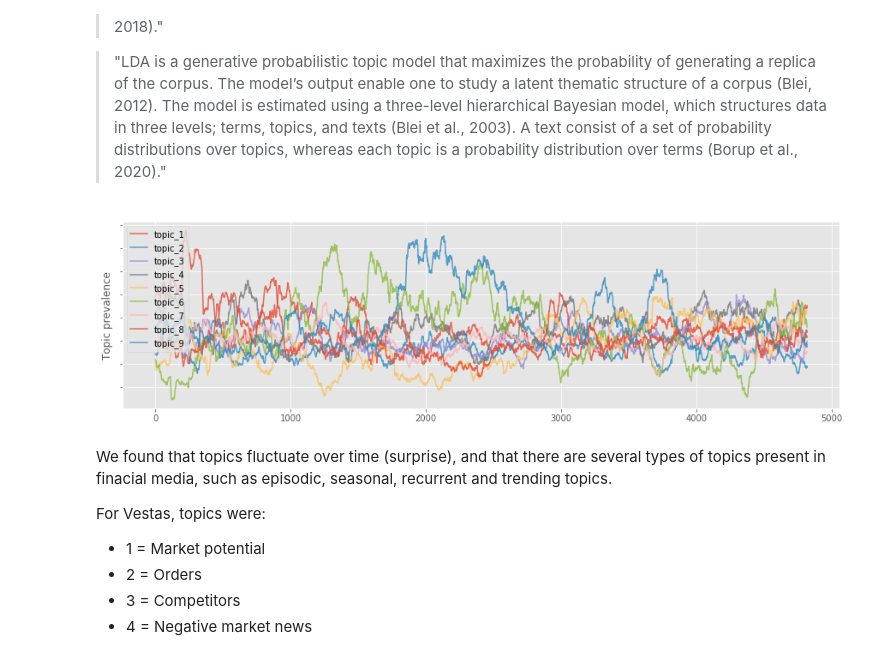
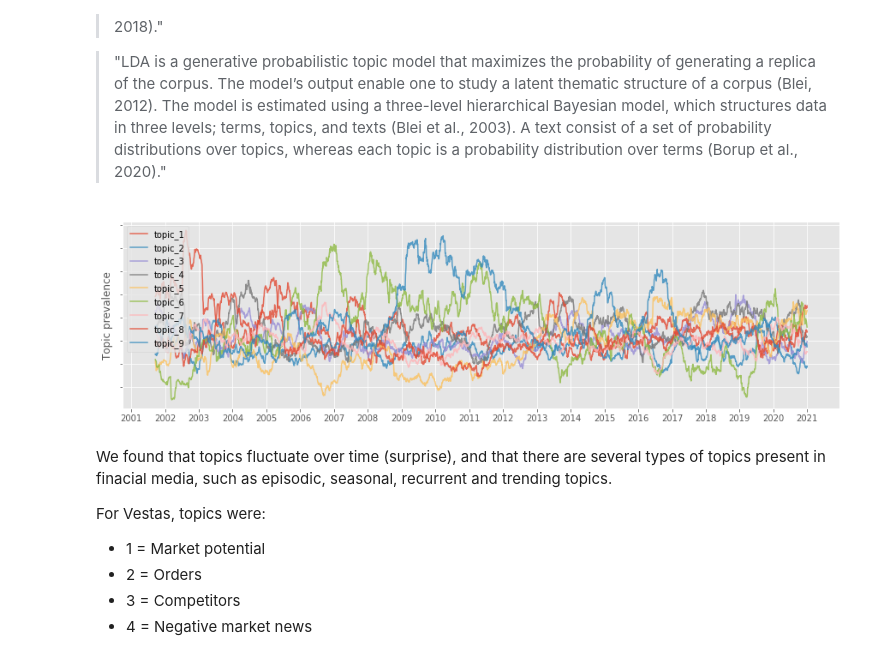
Before and after one commit to patrickiele3/thesis, a Jupyter notebook: news_or_noise.ipynb, the cells around one changed output. Drawn from its saved outputs; the diff is of its cells as text; code cells hidden in the pictures.

```diff
--- a/news_or_noise.ipynb
+++ b/news_or_noise.ipynb
@@ -59,6 +53,8 @@ Following this, many procedures were conducted to preprocess our text.
 In conclusion, we obtained three applicable firm-specific datasets with the final dataset found below.
 # %%
 company = 'novo'
-df = pd.read_csv(f'data/{company}.csv')
-df.tail(15)
+df = pd.read_csv(f'data/{company}.csv', index_col=0)
+df.index = pd.to_datetime(df.index, dayfirst=True)
+
+df.tail()
 # %% [output]
@@ -120,0 +76,20 @@ plt.show()
+# %%
+sent_output = df[['sentiment']]
+sent_output = sent_output.set_index(df.index)
+
+## GENERATE MOVING AVERAGE
+ma = 100
+sent_output_ma = sent_output.rolling(ma, min_periods=ma).mean().dropna()
+
+## PLOT
+formatter = mdates.DateFormatter('%Y')
+locator = mdates.YearLocator()
+
+fig = plt.figure(figsize=(15,4))
+ax = plt.gca()
+ax.xaxis.set_major_formatter(formatter)
+ax.xaxis.set_major_locator(locator)
+ax.plot(sent_output_ma.index, sent_output_ma, alpha=.8)
+ax.axhline(0, color='k', alpha=0.4, linestyle='dashed')
+ax.set_ylabel('Sentiment')
+plt.show()
@@ -135,22 +112,25 @@ How does LDA work?...
 
 > "LDA is a generative probabilistic topic model that maximizes the probability of generating a replica of the corpus. The model’s output enable one to study a latent thematic structure of a corpus (Blei, 2012). The model is estimated using a three-level hierarchical Bayesian model, which structures data in three levels; terms, topics, and texts (Blei et al., 2003). A text consist of a set of probability distributions over topics, whereas each topic is a probability distribution over terms (Borup et al., 2020)."
 # %%
-lda_output = df[[col for col in df.columns if 'topic' in col]].set_index(df['date'])
+lda_output = df[[col for col in df.columns if 'topic' in col]].set_index(df.index)
 ma = 150
-lda_output_ma = np.array(lda_output.rolling(ma, min_periods=ma).mean().dropna())
+lda_output_ma = lda_output.rolling(ma, min_periods=ma).mean().dropna()
 
 ## PLOT TOPICS AS TIME SERIES
 i = -1
-fig, ax = plt.subplots(figsize=(15,4))
+fig = plt.figure(figsize=(15,4))
+ax = plt.gca()
+ax.xaxis.set_major_formatter(formatter)
+ax.xaxis.set_major_locator(locator)
 for col in lda_output.columns:
     i = i + 1
-    ax.plot(lda_output_ma[:,i], alpha=.8, label=col)
+    ax.plot(lda_output_ma.index, lda_output_ma.iloc[:,i], alpha=.8, label=col)
 ax.set_ylabel('Topic prevalence')
 ax.set_yticklabels([])
 plt.legend()
 plt.show()
 # %% [output]
-[figure, old version]
+[figure, new version]
 # %% [markdown]
 We found that topics fluctuate over time (surprise), and that there are several types of topics present in finacial media, such as episodic, seasonal, recurrent and trending topics.
 
```
Also changed, not shown: parts of 14 cells of this notebook.
